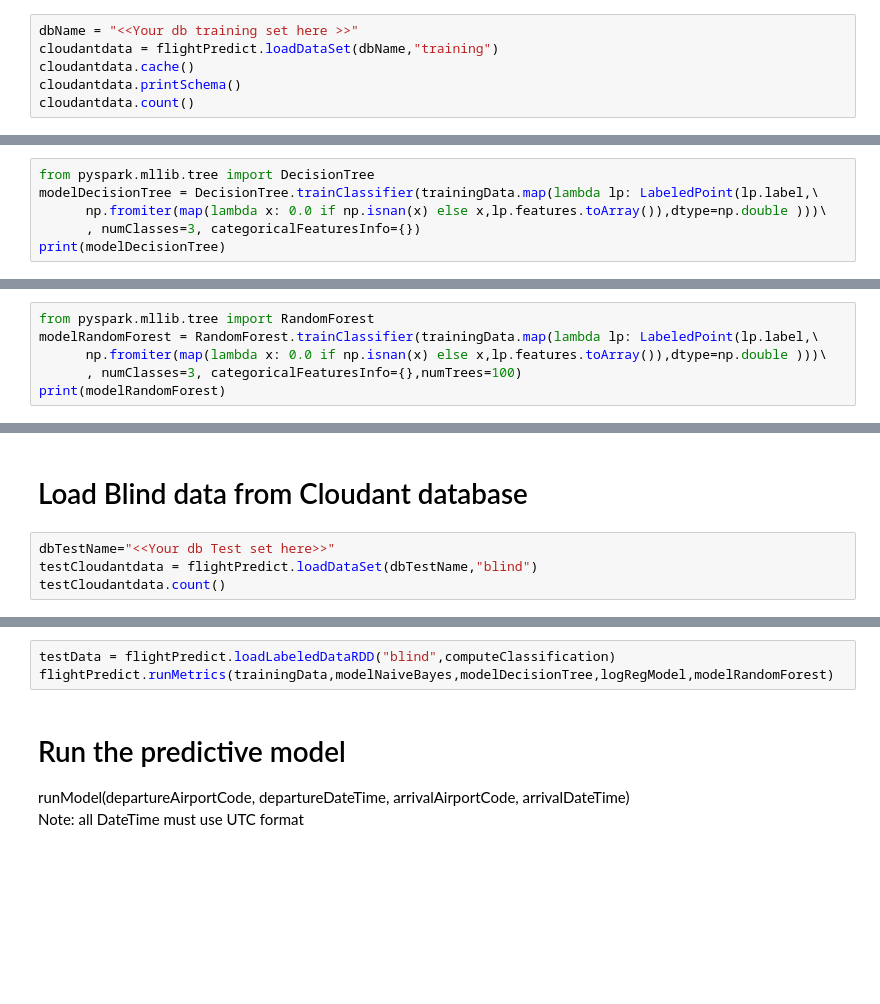
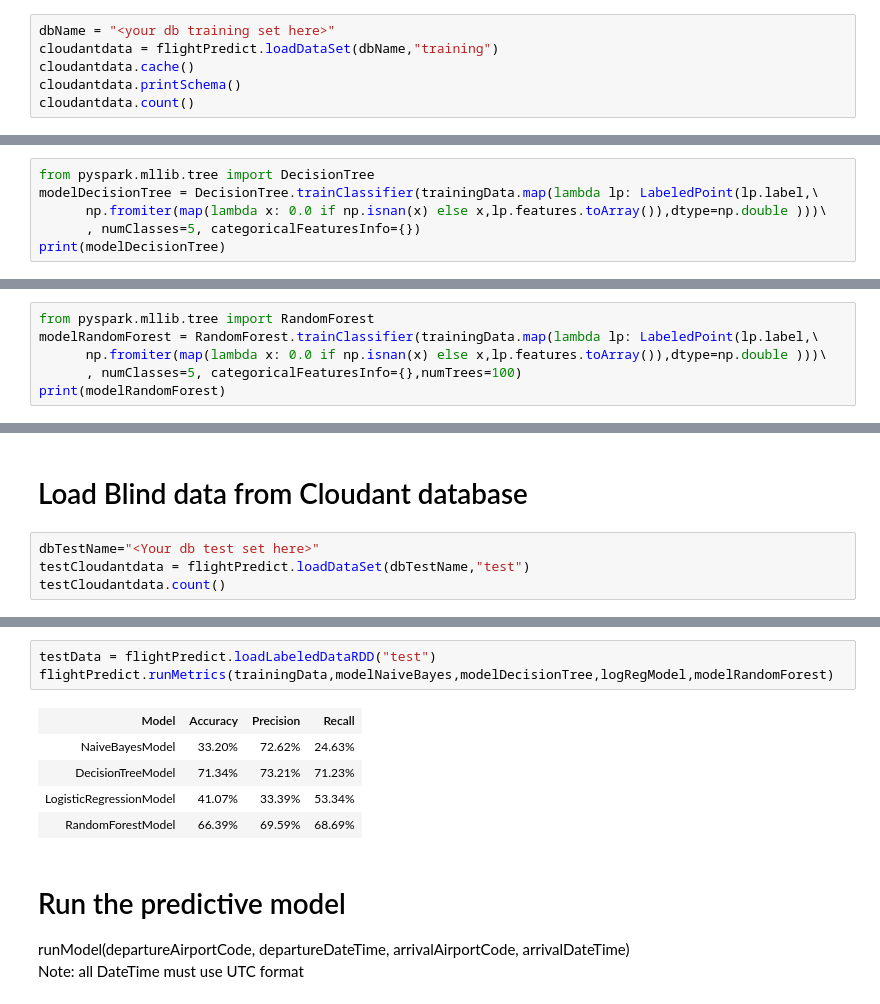
Before and after one commit to ibm-watson-data-lab/--deprecated--simple-data-pipe-connector-flightstats, a Jupyter notebook: lib/python/notebook/flight-predictor.ipynb, the cells around one changed output, grey strips where cells are left out. Cells and saved outputs as stored; diff of their text form; blank space fills up the shorter version.

Commit message:
changed computeClassification lambda to take only one parameter

```diff
--- a/lib/python/notebook/flight-predictor.ipynb
+++ b/lib/python/notebook/flight-predictor.ipynb
@@ -18,7 +25,7 @@ flightPredict.weatherUrl='XXXX'
 # %% [markdown]
 # load data from training data set and print the schema
 # %%
-dbName = "<<Your db training set here >>"
+dbName = "<your db training set here>"
 cloudantdata = flightPredict.loadDataSet(dbName,"training")
 cloudantdata.cache()
 cloudantdata.printSchema()
@@ -61,5 +98,5 @@ print(modelNaiveBayes)
 from pyspark.mllib.tree import DecisionTree
 modelDecisionTree = DecisionTree.trainClassifier(trainingData.map(lambda lp: LabeledPoint(lp.label,\
       np.fromiter(map(lambda x: 0.0 if np.isnan(x) else x,lp.features.toArray()),dtype=np.double )))\
-      , numClasses=3, categoricalFeaturesInfo={})
+      , numClasses=5, categoricalFeaturesInfo={})
 print(modelDecisionTree)
@@ -67,5 +106,5 @@ print(modelDecisionTree)
 from pyspark.mllib.tree import RandomForest
 modelRandomForest = RandomForest.trainClassifier(trainingData.map(lambda lp: LabeledPoint(lp.label,\
       np.fromiter(map(lambda x: 0.0 if np.isnan(x) else x,lp.features.toArray()),dtype=np.double )))\
-      , numClasses=3, categoricalFeaturesInfo={},numTrees=100)
+      , numClasses=5, categoricalFeaturesInfo={},numTrees=100)
 print(modelRandomForest)
@@ -72,6 +113,6 @@ print(modelRandomForest)
 # %% [markdown]
 # Load Blind data from Cloudant database
 # %%
-dbTestName="<<Your db Test set here>>"
-testCloudantdata = flightPredict.loadDataSet(dbTestName,"blind")
+dbTestName="<Your db test set here>"
+testCloudantdata = flightPredict.loadDataSet(dbTestName,"test")
 testCloudantdata.count()
@@ -78,6 +122,12 @@ testCloudantdata.count()
 # %%
-testData = flightPredict.loadLabeledDataRDD("blind",computeClassification)
+testData = flightPredict.loadLabeledDataRDD("test")
 flightPredict.runMetrics(trainingData,modelNaiveBayes,modelDecisionTree,logRegModel,modelRandomForest)
+# %% [output]
+| Model | Accuracy | Precision | Recall |
+| NaiveBayesModel | 33.20% | 72.62% | 24.63% |
+| DecisionTreeModel | 71.34% | 73.21% | 71.23% |
+| LogisticRegressionModel | 41.07% | 33.39% | 53.34% |
+| RandomForestModel | 66.39% | 69.59% | 68.69% |
 # %% [markdown]
 # Run the predictive model
 runModel(departureAirportCode, departureDateTime, arrivalAirportCode, arrivalDateTime)
```
Also changed, not shown: parts of 12 cells of this notebook, 3 other files.
